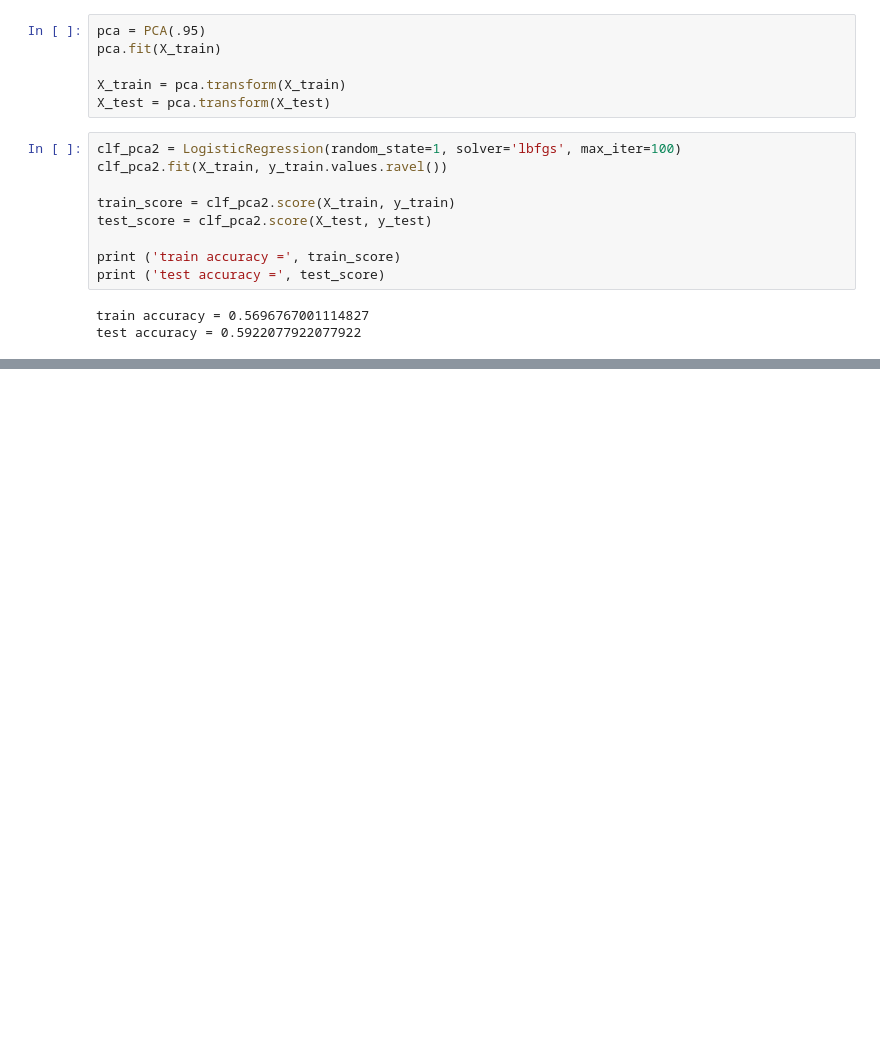
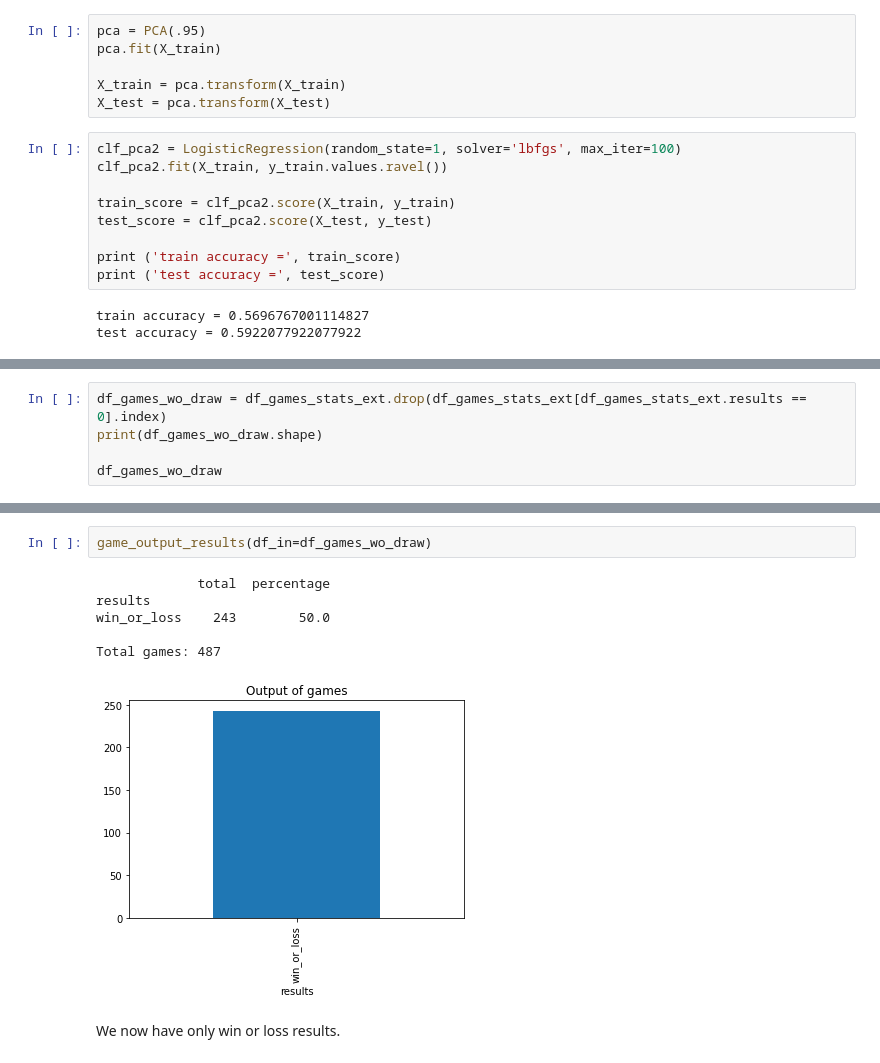
Before and after one commit to PLsergent/football_match_prediction, a Jupyter notebook: logictic_regression_football_predict.ipynb, the cells around one changed output, grey strips where cells are left out. Drawn from its saved outputs; the diff is of its cells as text; blank space fills up the shorter version.

```diff
--- a/logictic_regression_football_predict.ipynb
+++ b/logictic_regression_football_predict.ipynb
@@ -532,0 +618,5 @@ test accuracy = 0.5922077922077922
+# %%
+df_games_wo_draw = df_games_stats_ext.drop(df_games_stats_ext[df_games_stats_ext.results == 0].index)
+print(df_games_wo_draw.shape)
+
+df_games_wo_draw
@@ -532,0 +638,11 @@ test accuracy = 0.5922077922077922
+# %%
+game_output_results(df_in=df_games_wo_draw)
+# %% [output]
+             total  percentage
+results
+win_or_loss    243        50.0
+
+Total games: 487
+[figure, added]
+# %% [markdown]
+We now have only win or loss results.
```
Also changed, not shown: parts of 13 cells of this notebook.
